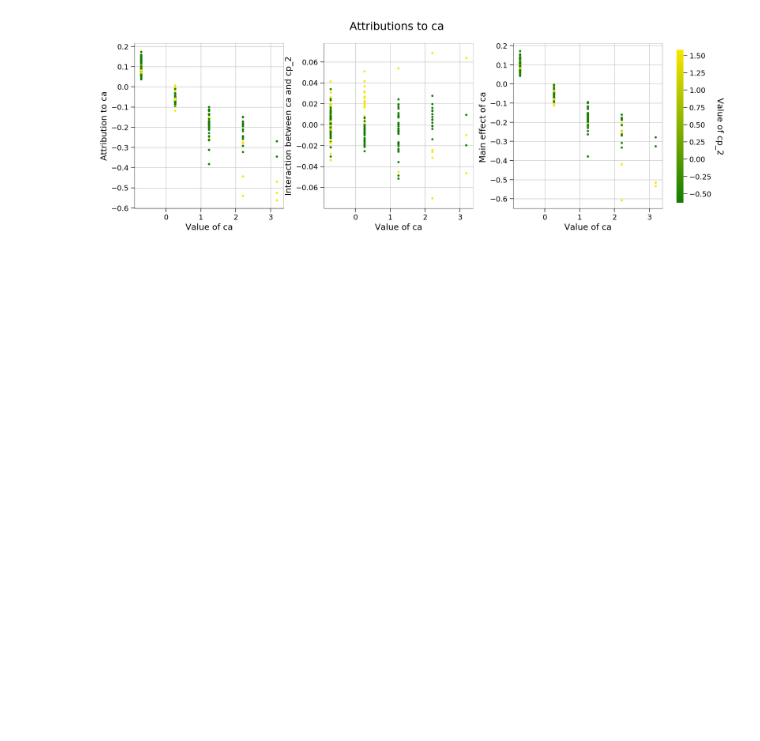
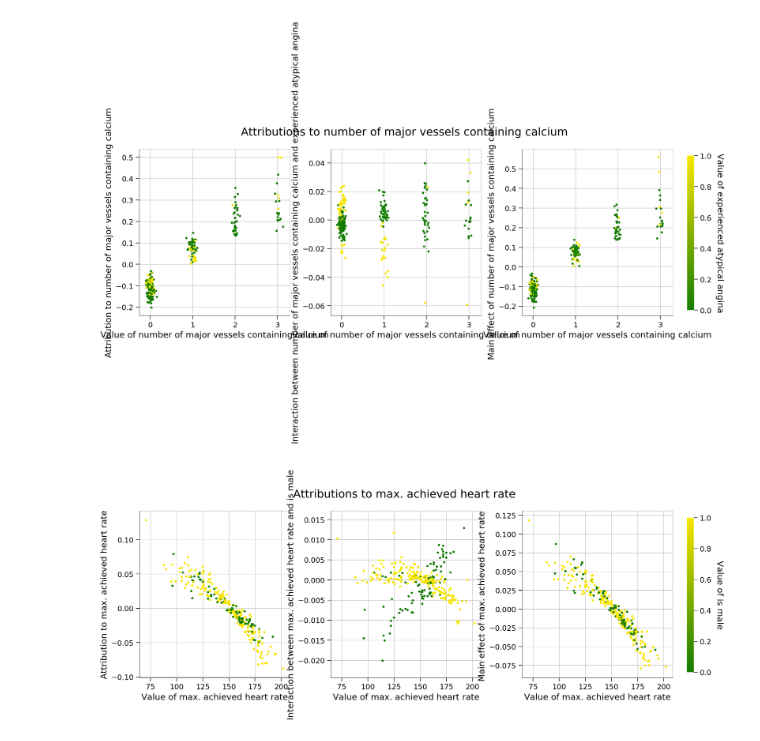
Before and after one commit to suinleelab/path_explain, a Jupyter notebook: examples/tabular/heart_disease/attributions.ipynb, the cells around one changed output. Cells and saved outputs as stored; diff of their text form; code cells hidden in the pictures; blank space fills up the shorter version.

```diff
--- a/examples/tabular/heart_disease/attributions.ipynb
+++ b/examples/tabular/heart_disease/attributions.ipynb
@@ -72,12 +187,25 @@ summary_plot(attributions,
+# %%
+fig, axs = scatter_plot(attributions,
+                        all_data_renorm,
+                        feature_index='number of major vessels containing calcium',
+                        interactions=interactions,
+                        color_by='experienced atypical angina',
+                        feature_names=better_feature_names,
+                        scale_y_ind=True,
+                        add_random_noise_x=True)
+plt.savefig('major_vessels.pdf')
+# %% [output]
+[figure, added]
 # %%
 fig, axs = scatter_plot(attributions,
-                        all_data,
-                        feature_index='ca',
+                        all_data_renorm,
+                        feature_index='max. achieved heart rate',
                         interactions=interactions,
-                        color_by='cp_2',
-                        feature_names=feature_names,
+                        color_by='is male',
+                        feature_names=better_feature_names,
                         scale_y_ind=True)
+plt.savefig('max_heart_rate.pdf')
 # %% [output]
-[figure, old version]
+[figure, new version]
 # %%
 fig, axs = scatter_plot(attributions,
```
Also changed, not shown: parts of 23 cells of this notebook, 14 other files.
